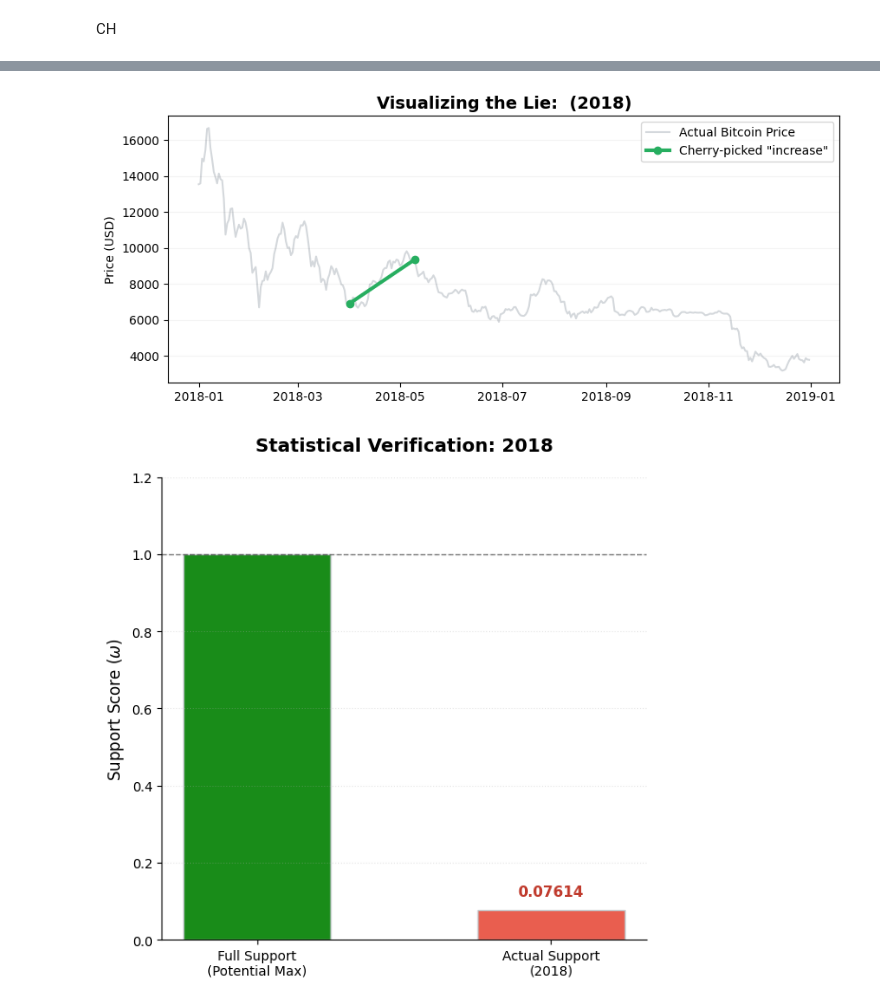
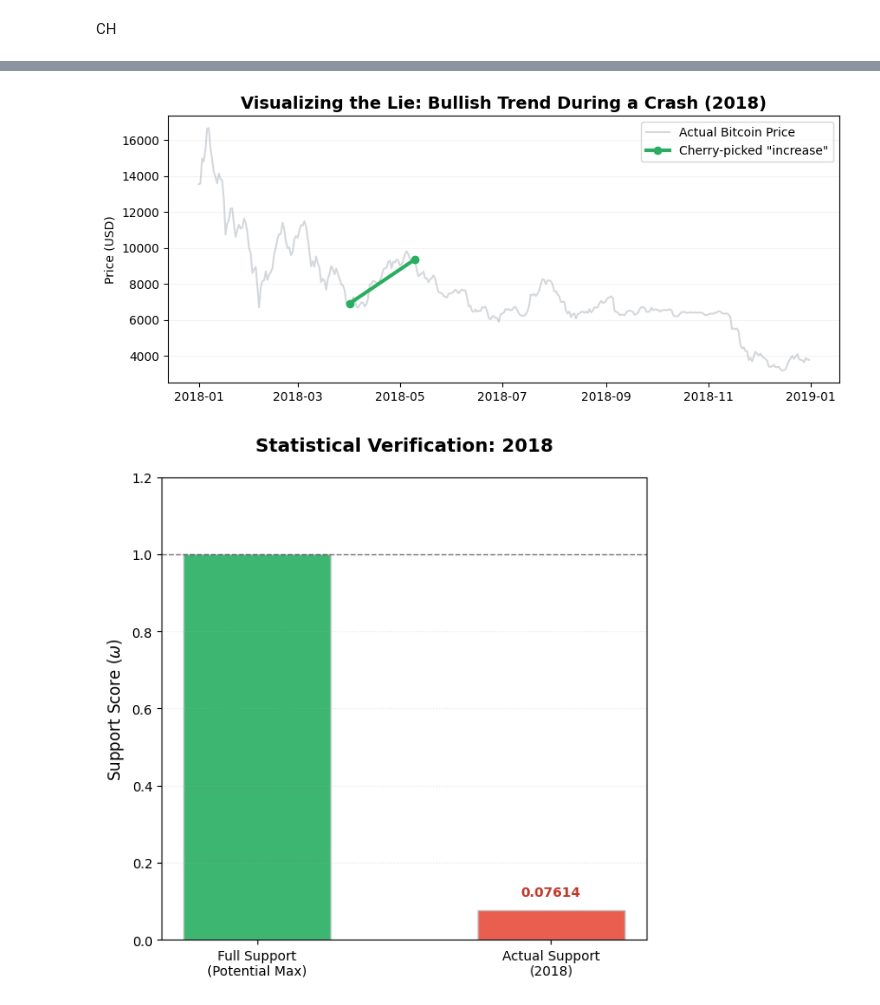
Before and after one commit to MorKahalani/DM-CherryPicked-Trendlines, a Jupyter notebook: Project_code.ipynb, the cells around one changed output, grey strips where cells are left out. Drawn from its saved outputs; the diff is of its cells as text; code cells hidden in the pictures.

```diff
--- a/Project_code.ipynb
+++ b/Project_code.ipynb
@@ -82,33 +88,33 @@ Sorting ($R_b$): The algorithm begins by sorting all values in the beginning sup
 # %%
-# Algorithm 2:
-
 import bisect
 
+# Algorithm 2: Optimized Support Computation using Binary Search
 def algorithm2_exact(Rb, Re, bot='increase'):
     """
     Computes the support score omega using sorting and binary search (O(n log n)).
+    This is the optimized approach suggested in the paper.
     """
-    # 1. Sort the beginning region values (Rb)
+    # Step 1: Sort Rb to enable binary search (takes O(n log n))
     Rb_sorted = sorted(Rb)
     n_b = len(Rb_sorted)
     count = 0
 
-    # 2. Iterate through each value in the end region (Re)
+    # Step 2: Iterate through each value in the end region (Re)
     for y_te in Re:
 
-        # 3. Use binary search to find satisfying pairs (tb, te) ⊑ (T, bot)
+        # Step 3: Use binary search to find the number of points that satisfy the condition
         if bot == 'increase':
-            # Claim: y_te > y_tb (Summer colder than Winter case)
-            # Find number of elements in Rb_sorted strictly less than y_te
+            # Claim: y_te > y_tb
+            # bisect_left gives the count of elements in Rb strictly less than y_te
             count += bisect.bisect_left(Rb_sorted, y_te)
 
         elif bot == 'decrease':
             # Claim: y_te < y_tb
-            # Find number of elements in Rb_sorted strictly greater than y_te
+            # bisect_right helps us find elements in Rb strictly greater than y_te
             idx = bisect.bisect_right(Rb_sorted, y_te)
             count += (n_b - idx)
 
-    # 4. Return the final omega score
+    # Step 4: Calculate final omega score based on total possible pairs
     total_pairs = len(Rb) * len(Re)
     omega = count / total_pairs
     return omega
@@ -259,10 +294,11 @@ import matplotlib.pyplot as plt
 import numpy as np
 import bisect
 
-# --- 1. האלגוריתם המדויק (Exact Support Calculation) ---
+# --- 1. Optimized Support Calculation (Exact Algorithm) ---
 def algorithm2_exact(Rb, Re, bot='increase'):
     """
-    מחשב את ציון התמיכה המדויק (ω) בין שני טווחי נתונים.
+    Computes the exact support score (omega) between two data ranges.
+    Used here to verify Bitcoin trendlines.
     """
     if len(Rb) == 0 or len(Re) == 0:
         return 0
@@ -274,30 +310,36 @@ def algorithm2_exact(Rb, Re, bot='increase'):
     for y_te in Re:
         if bot == 'increase':
             count += bisect.bisect_left(Rb_sorted, y_te)
-        else: # decrease
+        else: # decrease semantics
             idx = bisect.bisect_right(Rb_sorted, y_te)
             count += (n_b - idx)
 
     return count / (len(Rb) * len(Re))
 
-# --- 2. פונקציית גרף הקו (The Visual Lie) ---
+# --- 2. Visualization Function: The Visual Lie ---
 def plot_visual_lie(df, title, claim_type, year):
     """
-    מציג את קו המגמה המטעה על פני נתוני המחיר השנתיים.
+    Plots a misleading trendline over the annual price data to visualize cherry-picking.
     """
     start_date, end_date = f'{year}-01-01', f'{year}-12-31'
+    # Filtering data for the specific year
     df_p = df[(df['Timestamp'] >= pd.to_datetime(start_date)) & (df['Timestamp'] <= pd.to_datetime(end_date))].copy()
 
+    # Defining the specific cherry-picked date ranges for Rb and Re
     if year == 2018:
+        # A small rise in April/May during the 2018 crash
         rb_r, re_r = ('2018-04-01', '2018-04-10'), ('2018-05-01', '2018-05-10')
-        line_color = '#27ae60'
+        line_color = '#27ae60' # Green for "Fake" Increase
     else:
+        # A small drop in June/July during the 2017 bull run
         rb_r, re_r = ('2017-06-01', '2017-06-15'), ('2017-07-10', '2017-07-25')
-        line_color = '#e74c3c'
+        line_color = '#e74c3c' # Red for "Fake" Decrease
 
+    # Extracting price values for the beginning and end regions
     Rb = df_p[(df_p['Timestamp'] >= pd.to_datetime(rb_r[0])) & (df_p['Timestamp'] <= pd.to_datetime(rb_r[1]))]['Close'].values
     Re = df_p[(df_p['Timestamp'] >= pd.to_datetime(re_r[0])) & (df_p['Timestamp'] <= pd.to_datetime(re_r[1]))]['Close'].values
 
+    # Plotting the background price data (faded) and the cherry-picked line
     plt.figure(figsize=(10, 4))
     plt.plot(df_p['Timestamp'], df_p['Close'], color='#2c3e50', alpha=0.2, label='Actual Bitcoin Price')
     plt.plot([pd.to_datetime(rb_r[0]), pd.to_datetime(re_r[1])], [np.mean(Rb), np.mean(Re)],
@@ -309,61 +351,54 @@ def plot_visual_lie(df, title, claim_type, year):
     plt.grid(axis='y', alpha=0.15)
     plt.show()
 
-# --- 3. פונקציית עמודת ה-Support עם עמודת ייחוס (Linear) ---
+# --- 3. Statistical Verification: Support Bar Chart ---
 def plot_global_support_bar(df, title, claim_type, year):
     """
-    מציג את התמיכה הסטטיסטית בסקאלה ליניארית עם עמודת ייחוס להשוואה.
+    Visualizes the statistical support score on a linear scale to highlight the deception.
     """
     start_date, end_date = f'{year}-01-01', f'{year}-12-31'
     df_p = df[(df['Timestamp'] >= pd.to_datetime(start_date)) & (df['Timestamp'] <= pd.to_datetime(end_date))].copy()
 
+    # Calculating global support for the entire year
     mid_point = len(df_p) // 2
     Rb_global = df_p.iloc[:mid_point]['Close'].values
     Re_global = df_p.iloc[mid_point:]['Close'].values
     omega_val = algorithm2_exact(Rb_global, Re_global, bot=claim_type)
 
     plt.figure(figsize=(6, 6))
 
-    # שתי עמודות: אחת לשם השוואה (1.0) והשנייה לתוצאה שלנו
+    # Comparing our support score to a theoretical "Full Support" (1.0)
     labels = ['Full Support\n(Potential Max)', f'Actual Support\n({year})']
     values = [1.0, omega_val]
-    # אפור בהיר לעמודת הייחוס, אדום לתוצאה הממשית
-    colors = ['green', '#e74c3c']
+    colors = ['#27ae60', '#e74c3c'] # Green for reference, Red for our low score
 
     plt.bar(labels, values, color=colors, edgecolor='#bdc3c7', width=0.5, alpha=0.9)
 
-    # שימוש בסקאלה ליניארית להמחשת הפער העצום
     plt.yscale('linear')
     plt.ylim(0, 1.2)
     plt.ylabel(r'Support Score ($\omega$)', fontsize=12)
-
     plt.title(f"Statistical Verification: {year}", fontsize=14, fontweight='bold', pad=20)
-    plt.gca().spines['top'].set_visible(False)
-    plt.gca().spines['right'].set_visible(False)
     plt.grid(axis='y', ls=":", alpha=0.3)
 
-    # הוספת קו 1.0 בולט
+    # Reference line at 1.0
     plt.axhline(y=1.0, color='black', linestyle='--', linewidth=1, alpha=0.5)
 
-    # הצגת הערך המדויק
+    # Displaying the precise support value
     status_text = f'{omega_val:.5f}' if omega_val > 0 else "ZERO SUPPORT"
-    plt.text(1, omega_val + 0.03, status_text, ha='center', va='bottom',
-             fontweight='bold', color='#c0392b', fontsize=11)
+    plt.text(1, omega_val + 0.03, status_text, ha='center', va='bottom', fontweight='bold', color='#c0392b')
 
     plt.tight_layout()
     plt.show()
 
-# --- 4. הרצת הניתוח ---
+# --- 4. Running the Analysis ---
 if 'df_btc' in locals():
-    df_btc['Timestamp'] = pd.to_datetime(df_btc['Timestamp'])
-
-    # מקרה 1: 2018 (התרסקות)
-    plot_visual_lie(df_btc, "", "increase", 2018)
+    # Case 1: 2018 (The Crash) - Identifying a fake "Increase"
+    plot_visual_lie(df_btc, "Bullish Trend During a Crash", "increase", 2018)
     plot_global_support_bar(df_btc, "2018 Global Support Analysis", "increase", 2018)
 
-    # מקרה 2: 2017 (נסיקה)
-    plot_visual_lie(df_btc, "", "decrease", 2017)
+    # Case 2: 2017 (The Bull Run) - Identifying a fake "Decrease"
+    plot_visual_lie(df_btc, "Bearish Trend During a Rally", "decrease", 2017)
     plot_global_support_bar(df_btc, "2017 Global Support Analysis", "decrease", 2017)
 # %% [output]
-[figure, old version]
+[figure, new version]
-[figure, old version]
+[figure, new version]
```
Also changed, not shown: parts of 18 cells of this notebook.
